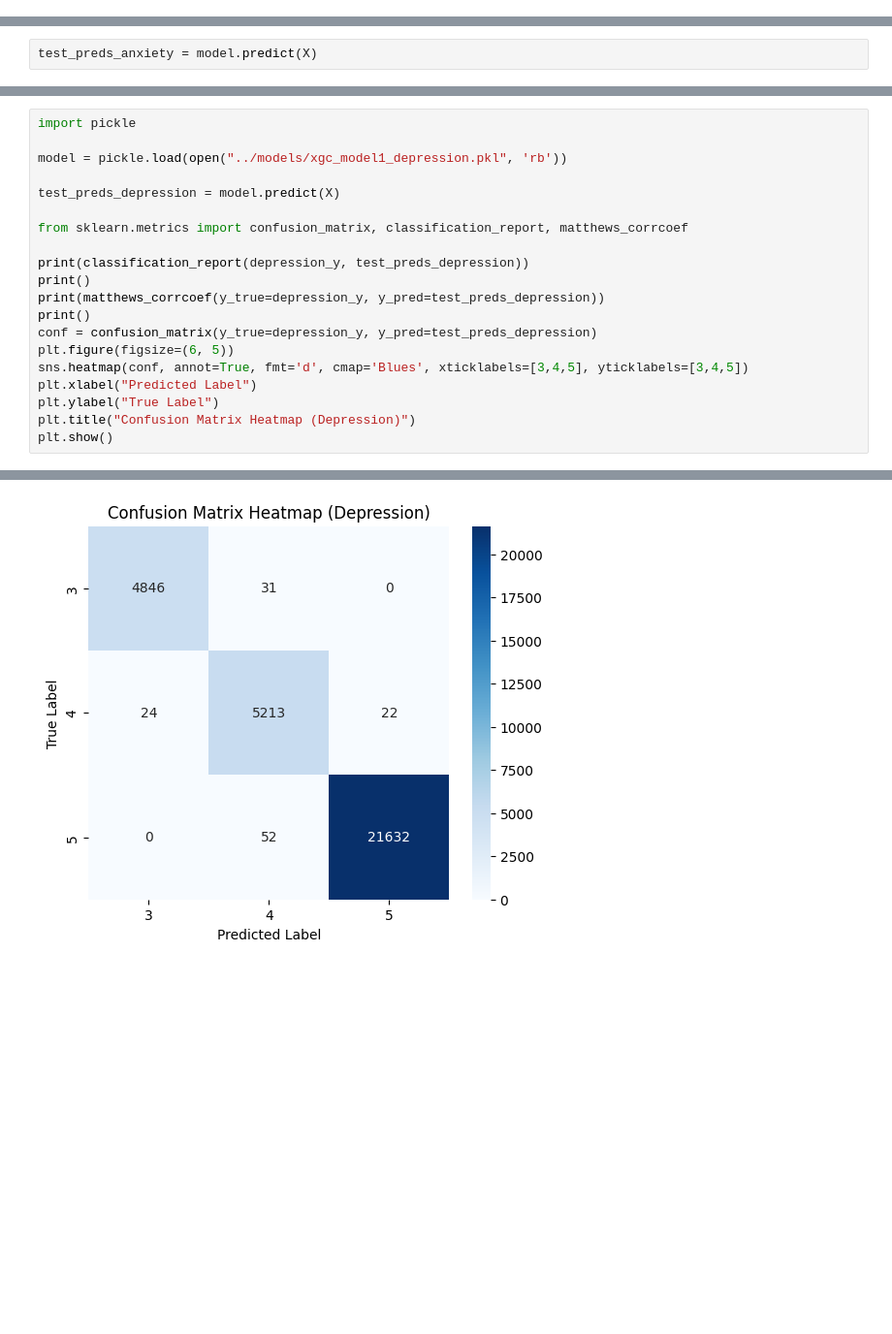
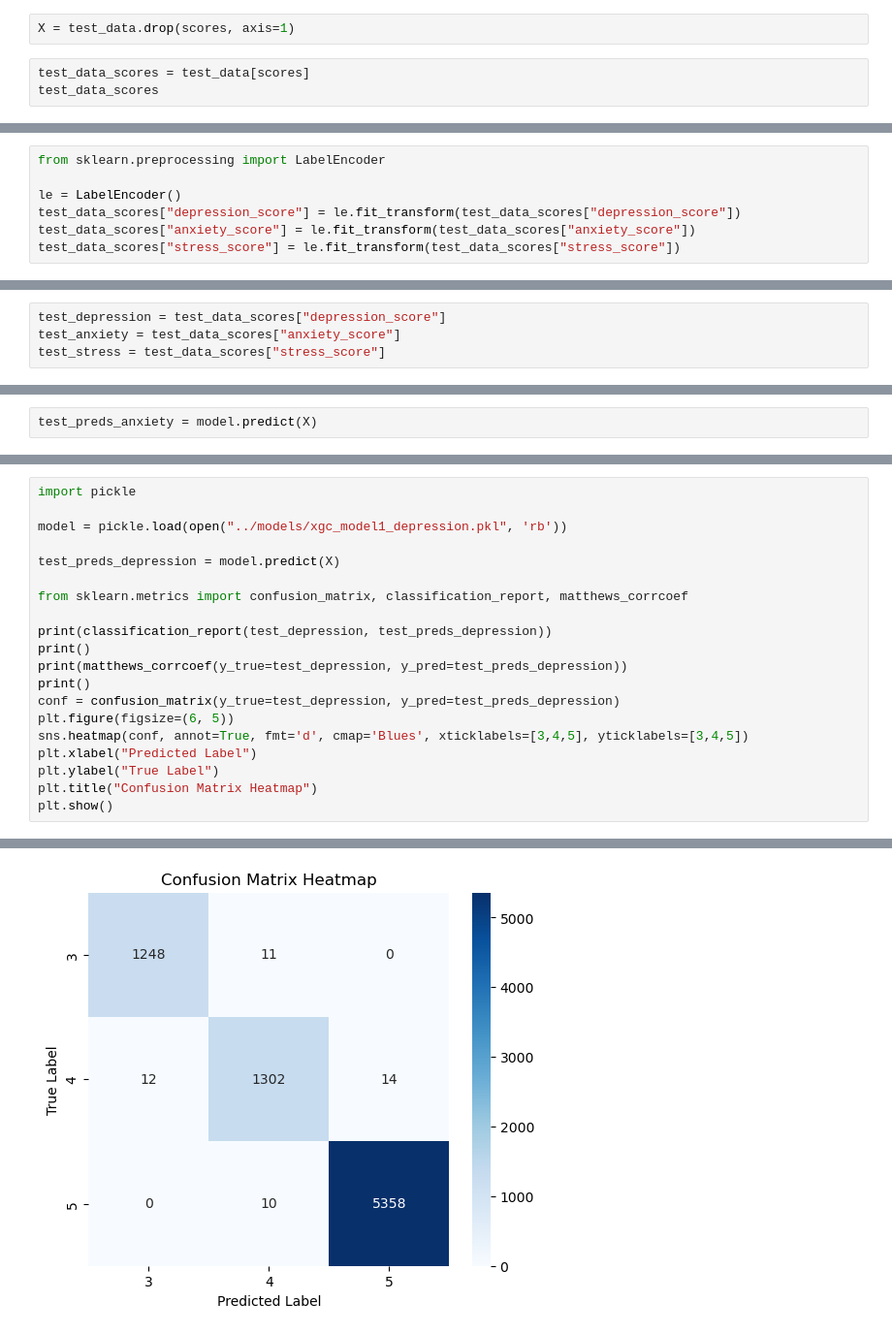
Before and after one commit to AADISHGARG05/Aura_Check, a Jupyter notebook: Scripts/main.ipynb, the cells around one changed output, grey strips where cells are left out. Shown at 97% size. Saved outputs shown, nothing was run; the diff lists cells and outputs as text; blank space fills up the shorter version.

```diff
--- a/Scripts/main.ipynb
+++ b/Scripts/main.ipynb
@@ -565,0 +575,5 @@ pickle.dump(xgc, open("../models/xgc_model1_stress.pkl", "wb"))
+# %%
+X = test_data.drop(scores, axis=1)
+# %%
+test_data_scores = test_data[scores]
+test_data_scores
@@ -565,0 +594,7 @@ pickle.dump(xgc, open("../models/xgc_model1_stress.pkl", "wb"))
+# %%
+from sklearn.preprocessing import LabelEncoder
+
+le = LabelEncoder()
+test_data_scores["depression_score"] = le.fit_transform(test_data_scores["depression_score"])
+test_data_scores["anxiety_score"] = le.fit_transform(test_data_scores["anxiety_score"])
+test_data_scores["stress_score"] = le.fit_transform(test_data_scores["stress_score"])
@@ -566,3 +633,7 @@ pickle.dump(xgc, open("../models/xgc_model1_stress.pkl", "wb"))
+# %%
+test_depression = test_data_scores["depression_score"]
+test_anxiety = test_data_scores["anxiety_score"]
+test_stress = test_data_scores["stress_score"]
 # %%
 import pickle
 
@@ -605,16 +676,16 @@ test_preds_depression = model.predict(X)
 
 from sklearn.metrics import confusion_matrix, classification_report, matthews_corrcoef
 
-print(classification_report(depression_y, test_preds_depression))
+print(classification_report(test_depression, test_preds_depression))
 print()
-print(matthews_corrcoef(y_true=depression_y, y_pred=test_preds_depression))
+print(matthews_corrcoef(y_true=test_depression, y_pred=test_preds_depression))
 print()
-conf = confusion_matrix(y_true=depression_y, y_pred=test_preds_depression)
+conf = confusion_matrix(y_true=test_depression, y_pred=test_preds_depression)
 plt.figure(figsize=(6, 5))
 sns.heatmap(conf, annot=True, fmt='d', cmap='Blues', xticklabels=[3,4,5], yticklabels=[3,4,5])
 plt.xlabel("Predicted Label")
 plt.ylabel("True Label")
-plt.title("Confusion Matrix Heatmap (Depression)")
+plt.title("Confusion Matrix Heatmap")
 plt.show()
 # %% [output]
               precision    recall  f1-score   support
@@ -632,4 +703,4 @@ weighted avg       1.00      1.00      1.00     31820
-[figure, old version]
+[figure, new version]
 # %%
 import pickle
 
```
Also changed, not shown: parts of 37 cells of this notebook, 16 other files.
